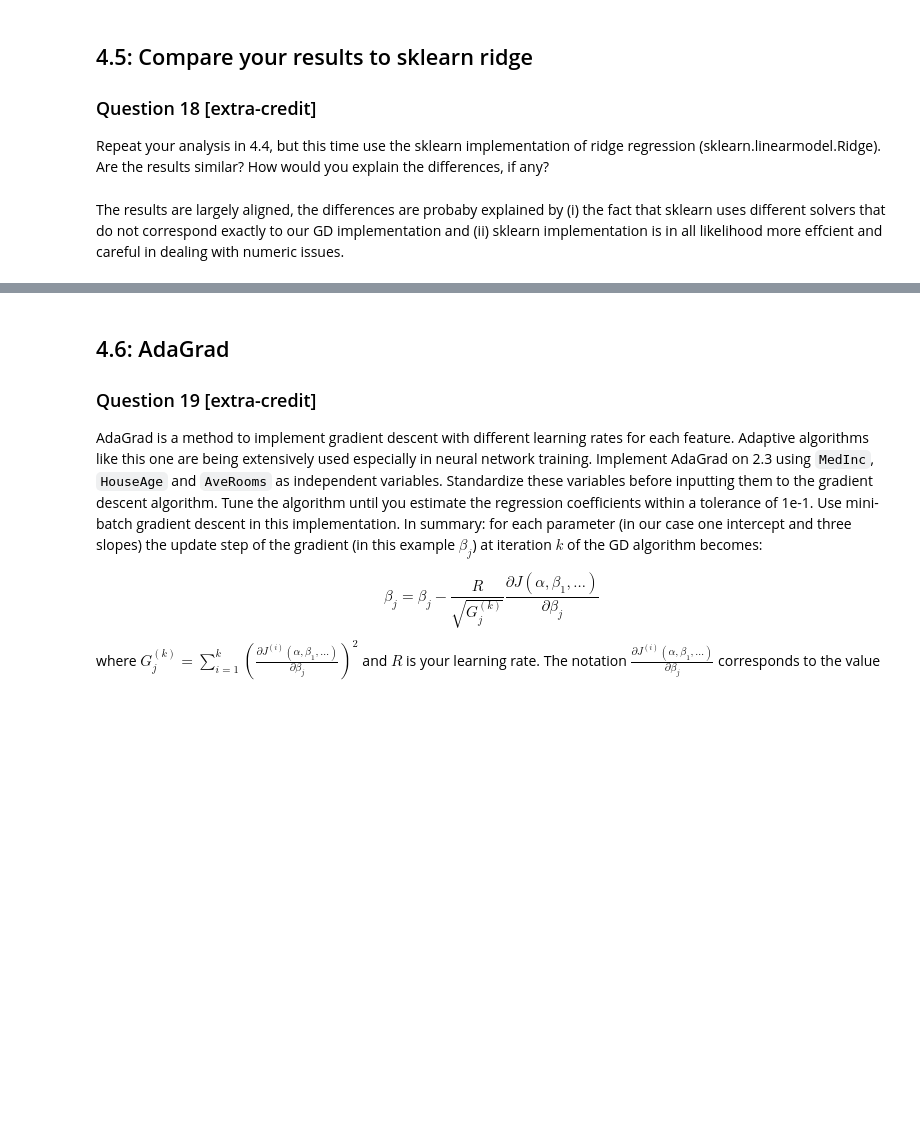
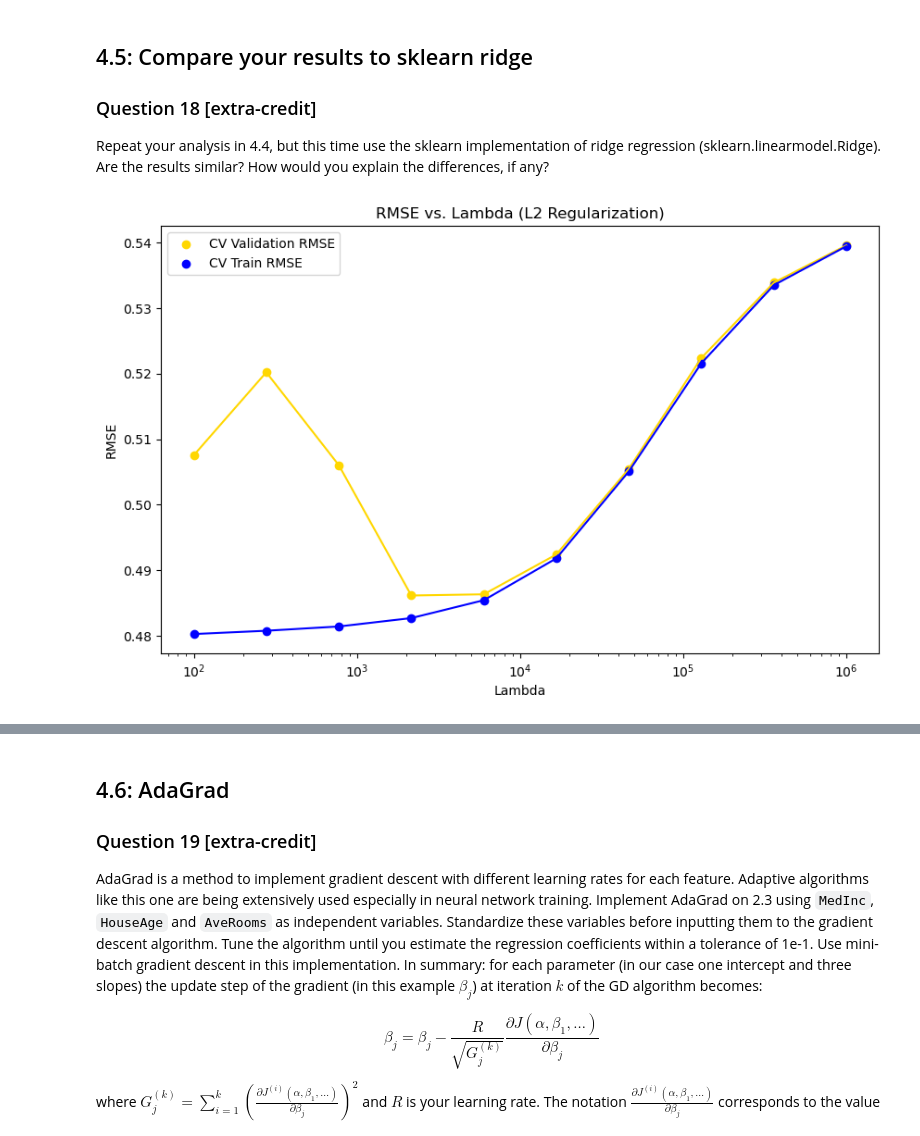
Before and after one commit to Larshle/applied-machine-learning, a Jupyter notebook: Problem-sets/ps4/INFO251_S25_PS4.ipynb, the cells around one changed output, grey strips where cells are left out. Cells and saved outputs as stored; diff of their text form; code cells hidden in the pictures; blank space fills up the shorter version.

```diff
--- a/Problem-sets/ps4/INFO251_S25_PS4.ipynb
+++ b/Problem-sets/ps4/INFO251_S25_PS4.ipynb
@@ -960,2 +1104,78 @@ Repeat your analysis in 4.4, but this time use the sklearn implementation of rid
-# %% [markdown]
-The results are largely aligned, the differences are probaby explained by (i) the fact that sklearn uses different solvers that do not correspond exactly to our GD implementation and (ii) sklearn implementation is in all likelihood more effcient and careful in dealing with numeric issues.
+# %%
+# your code here
+lambda_values = np.logspace(2, 6, num=10)
+kf = KFold(n_splits=5, shuffle=True, random_state=42)
+
+avg_val_rmse_list = []
+avg_train_rmse_list = []
+
+for lmbda in lambda_values:
+    fold_val_rmse = []
+    fold_train_rmse = []
+
+    for train_index, val_index in kf.split(X_train_set):
+        X_fold_train = X_train_set.iloc[train_index]
+        X_fold_val   = X_train_set.iloc[val_index]
+        y_fold_train = y_train_set.iloc[train_index]
+        y_fold_val   = y_train_set.iloc[val_index]
+
+        X_fold_train_std = standardize(X_fold_train, X_fold_train)
+        y_fold_train_std = standardize(y_fold_train, y_fold_train)
+        X_fold_val_std   = standardize(X_fold_train, X_fold_val)
+        y_fold_val_std   = standardize(y_fold_train, y_fold_val)
+
+        ridge = Ridge(alpha=lmbda, max_iter=10000, random_state=42)
+        ridge.fit(X_fold_train_std, y_fold_train)
+
+        y_train_pred_fold = ridge.predict(X_fold_train_std)
+        y_val_pred_fold   = ridge.predict(X_fold_val_std)
+
+        train_rmse_fold = root_mean_squared_error(y_fold_train, y_train_pred_fold)
+        val_rmse_fold = root_mean_squared_error(y_fold_val, y_val_pred_fold)
+
+        fold_train_rmse.append(train_rmse_fold)
+        fold_val_rmse.append(val_rmse_fold)
+
+    avg_train_rmse = np.mean(fold_train_rmse)
+    avg_val_rmse = np.mean(fold_val_rmse)
+
+    avg_train_rmse_list.append(avg_train_rmse)
+    avg_val_rmse_list.append(avg_val_rmse)
+
+plt.figure(figsize=(10,6))
+plt.scatter(lambda_values, avg_val_rmse_list, color='gold', label='CV Validation RMSE')
+plt.plot(lambda_values, avg_val_rmse_list, color='gold')
+plt.scatter(lambda_values, avg_train_rmse_list, color='blue', label='CV Train RMSE')
+plt.plot(lambda_values, avg_train_rmse_list, color='blue')
+plt.xscale('log')
+plt.xlabel('Lambda')
+plt.ylabel('RMSE')
+plt.title('RMSE vs. Lambda (L2 Regularization)')
+plt.legend()
+plt.show()
+
+optimal_lambda = lambda_values[np.argmin(avg_val_rmse_list)]
+print("Optimal lambda:", optimal_lambda)
+
+X_train_std = standardize(X_train_set, X_train_set)
+y_train_std = standardize(y_train_set, y_train_set)
+alpha_std_full, beta_std_full = multivariate_regularized_ols(X_train_std.values, y_train_std.values,
+                                                             R=0.0001,
+                                                             MaxIterations=100000,
+                                                             lmbda=optimal_lambda
+)
+
+X_train_mean = X_train_set.mean()
+X_train_std_dev = X_train_set.std()
+y_train_mean = y_train_set.mean()
+y_train_std_dev = y_train_set.std()
+
+Beta_dest_full = (y_train_std_dev * beta_std_full) / X_train_std_dev
+alpha_dest_full = y_train_mean + y_train_std_dev * alpha_std_full - \
+                  np.sum((y_train_std_dev * beta_std_full * X_train_mean) / X_train_std_dev)
+
+y_test_pred = alpha_dest_full + np.dot(X_test_set, Beta_dest_full)
+test_rmse = root_mean_squared_error(y_test_set, y_test_pred)
+print("Test RMSE with optimal lambda:", test_rmse)
+# %% [output]
+[figure, added]
```
Also changed, not shown: parts of 27 cells of this notebook.
